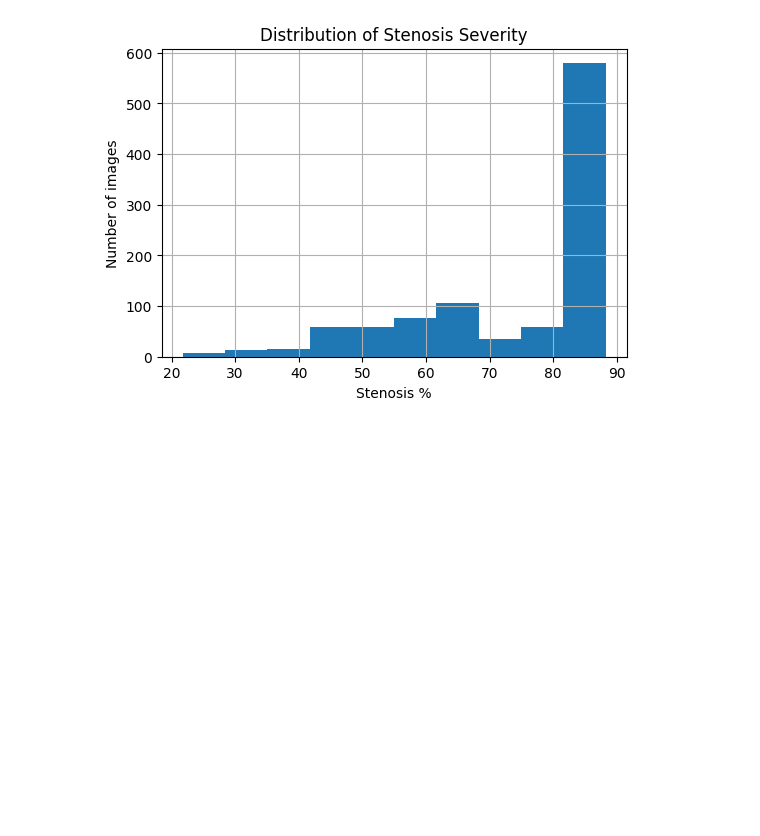
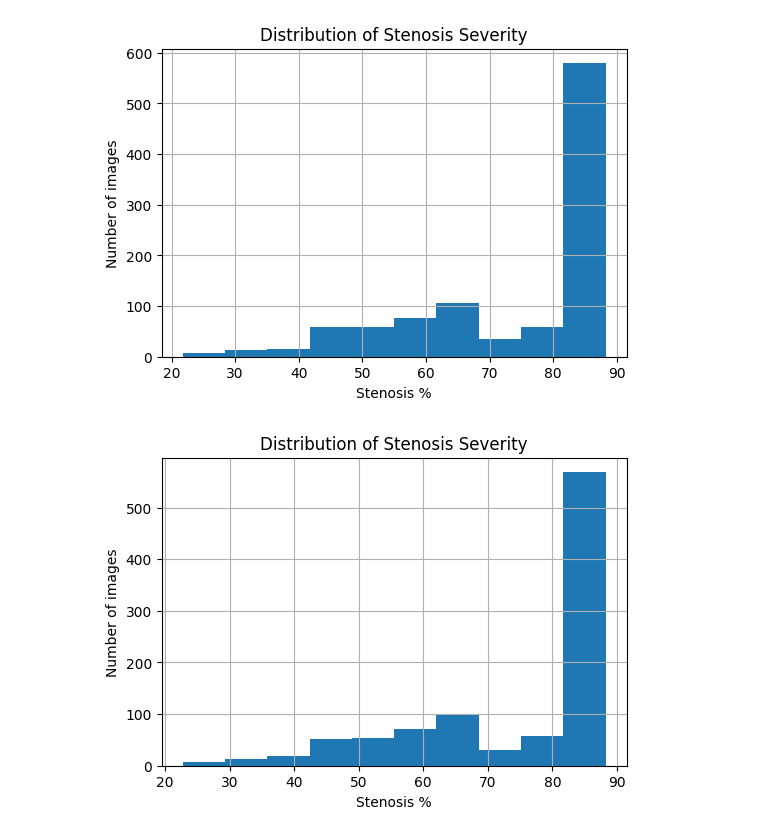
Before and after one commit to rachitgoyal14/Stenosis-detection, a Jupyter notebook: histo.ipynb, the cells around one changed output. Drawn from its saved outputs; the diff is of its cells as text; code cells hidden in the pictures; blank space fills up the shorter version.

```diff
--- a/histo.ipynb
+++ b/histo.ipynb
@@ -28,3 +28,18 @@ plt.grid(True)
 plt.show()
 # %% [output]
 [figure]
+# %%
+import pandas as pd
+import matplotlib.pyplot as plt
+
+df = pd.read_csv("resultssss/stenosis_results.csv")
+
+plt.figure(figsize=(6,4))
+plt.hist(df["stenosis_percent"], bins=10)
+plt.xlabel("Stenosis %")
+plt.ylabel("Number of images")
+plt.title("Distribution of Stenosis Severity")
+plt.grid(True)
+plt.show()
+# %% [output]
+[figure, added]
```
Also changed, not shown: parts of 2 cells of this notebook, 3 other files.
